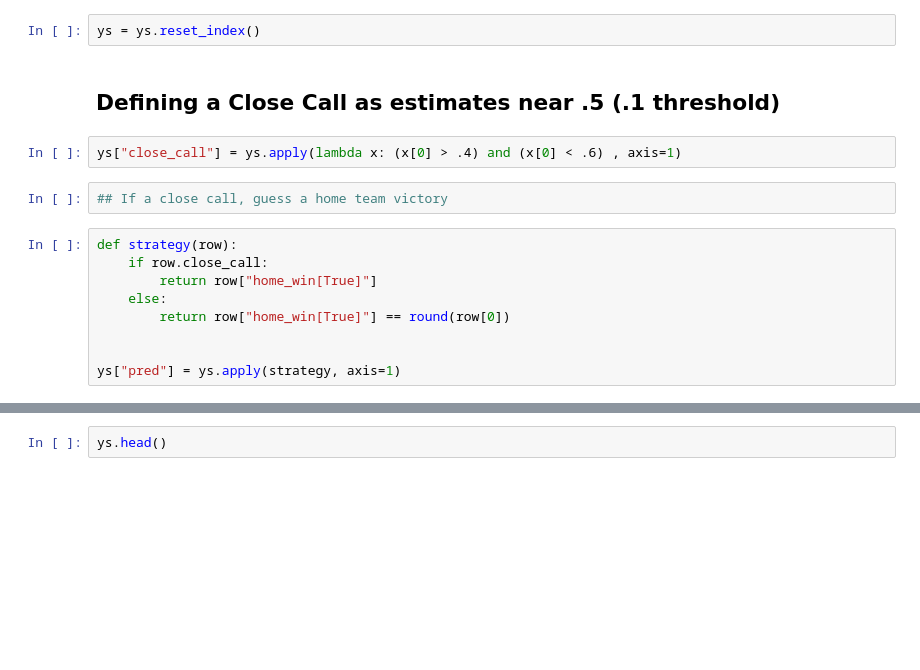
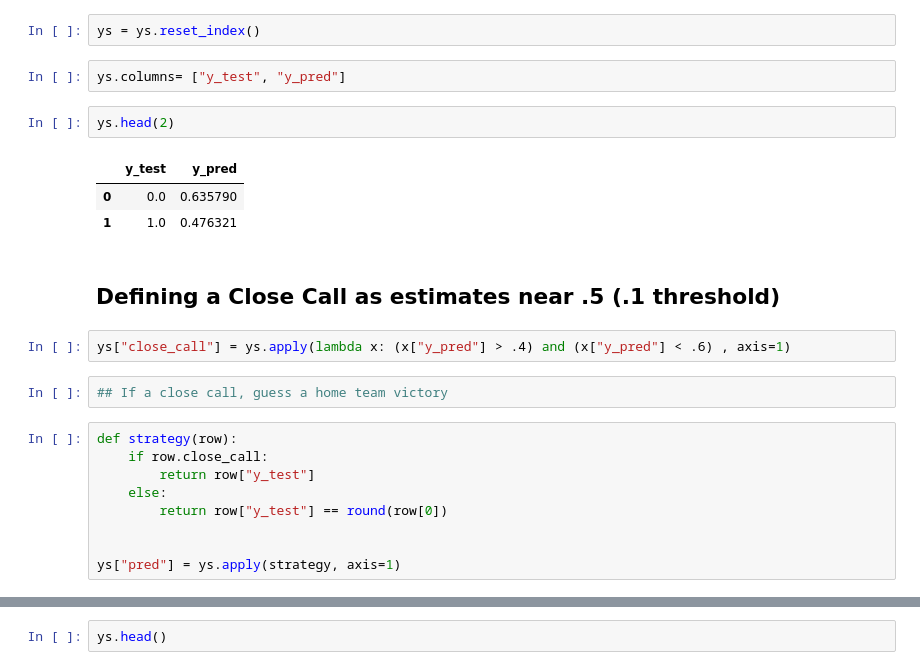
Before and after one commit to ortsed/mod5_project, a Jupyter notebook: NFL Modeling By Year.ipynb, the cells around one changed output, grey strips where cells are left out. Cells and saved outputs as stored; diff of their text form; blank space fills up the shorter version.

```diff
--- a/NFL Modeling By Year.ipynb
+++ b/NFL Modeling By Year.ipynb
@@ -181,18 +194,26 @@ accuracy_score(y_test.iloc[:,1], y_pred_2)
 ys = pd.DataFrame(y_pred[:,1],y_test.iloc[:,1] )
 # %%
 ys = ys.reset_index()
+# %%
+ys.columns= ["y_test", "y_pred"]
+# %%
+ys.head(2)
+# %% [output]
+|  | y_test | y_pred |
+| 0 | 0.0 | 0.635790 |
+| 1 | 1.0 | 0.476321 |
 # %% [markdown]
 ## Defining a Close Call as estimates near .5 (.1 threshold)
 # %%
-ys["close_call"] = ys.apply(lambda x: (x[0] > .4) and (x[0] < .6) , axis=1)
+ys["close_call"] = ys.apply(lambda x: (x["y_pred"] > .4) and (x["y_pred"] < .6) , axis=1)
 # %%
 ## If a close call, guess a home team victory
 # %%
 def strategy(row):
     if row.close_call:
-        return row["home_win[True]"]
+        return row["y_test"]
     else:
-        return row["home_win[True]"] == round(row[0])
+        return row["y_test"] == round(row[0])
 
 
 ys["pred"] = ys.apply(strategy, axis=1)
```
Also changed, not shown: parts of 6 cells of this notebook, 1 other file.
